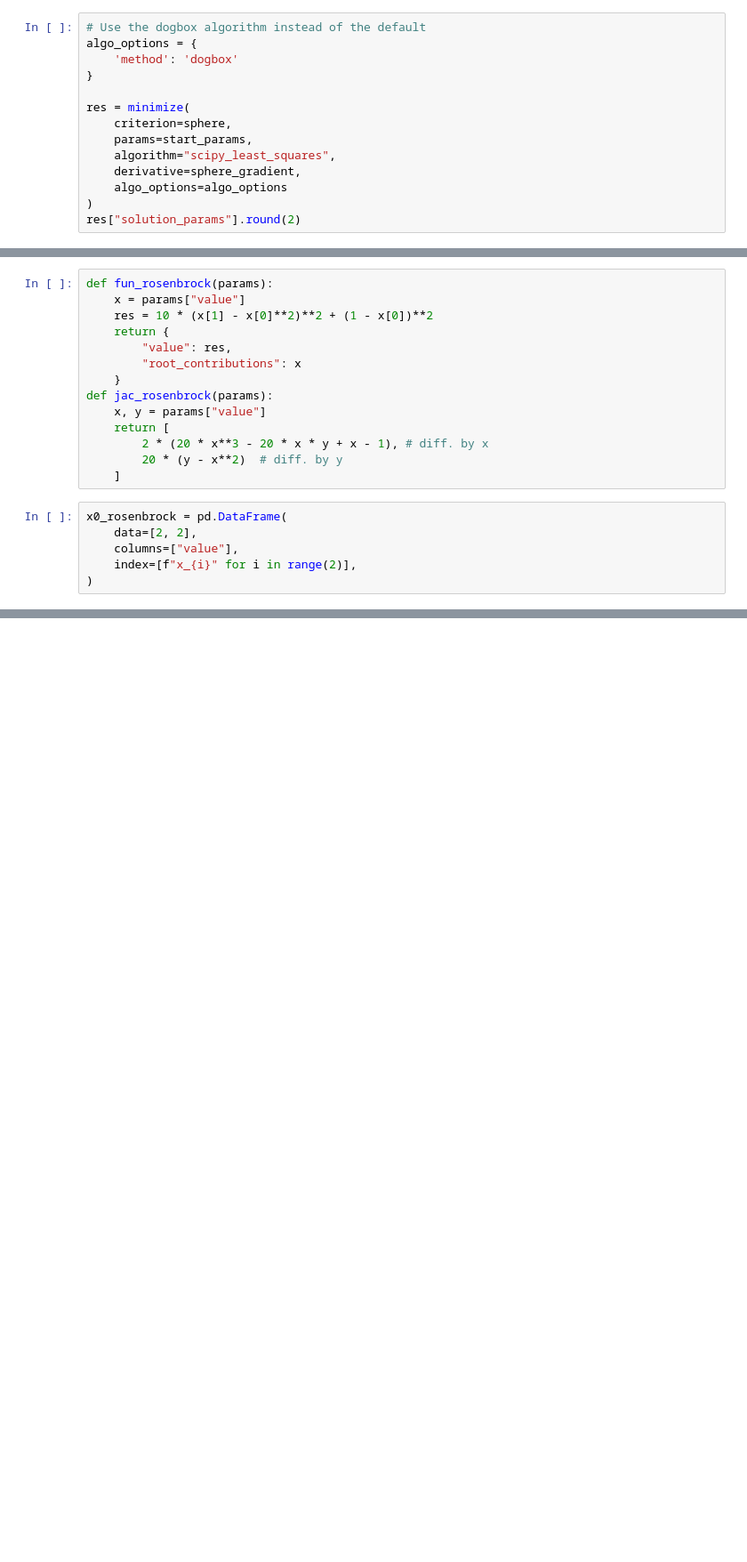
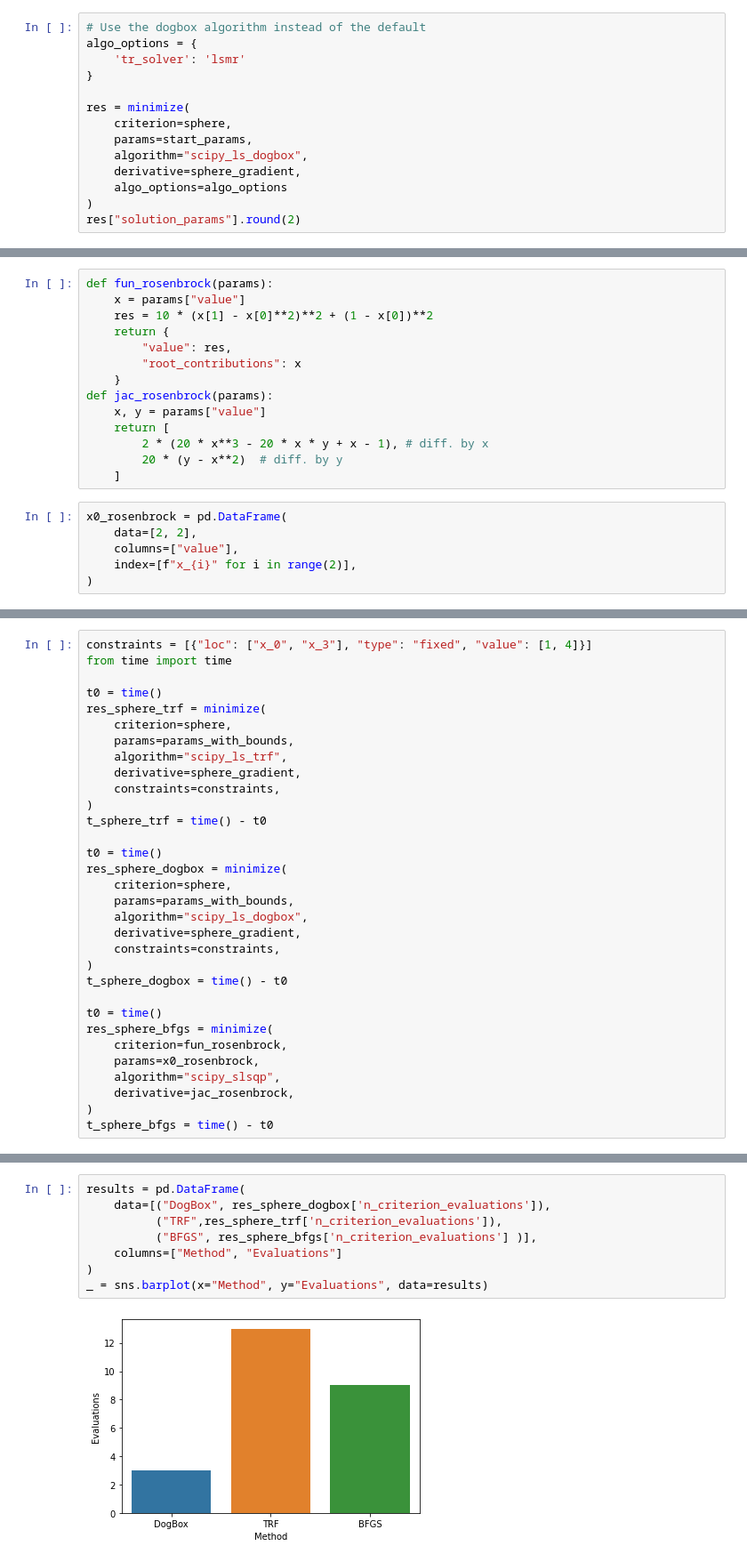
Before and after one commit to yradeva93/Estimagic-Least-Squares-Example, a Jupyter notebook: Estimagic With Least Squares.ipynb, the cells around one changed output, grey strips where cells are left out. Shown: that part at 89% size. Saved outputs shown, nothing was run; the diff lists cells and outputs as text; blank space fills up the shorter version.

```diff
--- a/Estimagic With Least Squares.ipynb
+++ b/Estimagic With Least Squares.ipynb
@@ -120,13 +156,13 @@ This example sets the internal algorithm to `dogbox`.
 # %%
 # Use the dogbox algorithm instead of the default
 algo_options = {
-    'method': 'dogbox'
+    'tr_solver': 'lsmr'
 }
 
 res = minimize(
     criterion=sphere,
     params=start_params,
-    algorithm="scipy_least_squares",
+    algorithm="scipy_ls_dogbox",
     derivative=sphere_gradient,
     algo_options=algo_options
 )
@@ -192,0 +246,32 @@ res["solution_params"].round(2)
+# %%
+constraints = [{"loc": ["x_0", "x_3"], "type": "fixed", "value": [1, 4]}]
+from time import time
+
+t0 = time()
+res_sphere_trf = minimize(
+    criterion=sphere,
+    params=params_with_bounds,
+    algorithm="scipy_ls_trf",
+    derivative=sphere_gradient,
+    constraints=constraints,
+)
+t_sphere_trf = time() - t0
+
+t0 = time()
+res_sphere_dogbox = minimize(
+    criterion=sphere,
+    params=params_with_bounds,
+    algorithm="scipy_ls_dogbox",
+    derivative=sphere_gradient,
+    constraints=constraints,
+)
+t_sphere_dogbox = time() - t0
+
+t0 = time()
+res_sphere_bfgs = minimize(
+    criterion=fun_rosenbrock,
+    params=x0_rosenbrock,
+    algorithm="scipy_slsqp",
+    derivative=jac_rosenbrock,
+)
+t_sphere_bfgs = time() - t0
@@ -192,0 +282,10 @@ res["solution_params"].round(2)
+# %%
+results = pd.DataFrame(
+    data=[("DogBox", res_sphere_dogbox['n_criterion_evaluations']),
+          ("TRF",res_sphere_trf['n_criterion_evaluations']),
+          ("BFGS", res_sphere_bfgs['n_criterion_evaluations'] )],
+    columns=["Method", "Evaluations"]
+)
+_ = sns.barplot(x="Method", y="Evaluations", data=results)
+# %% [output]
+[figure, added]
```
Also changed, not shown: parts of 16 cells of this notebook.
